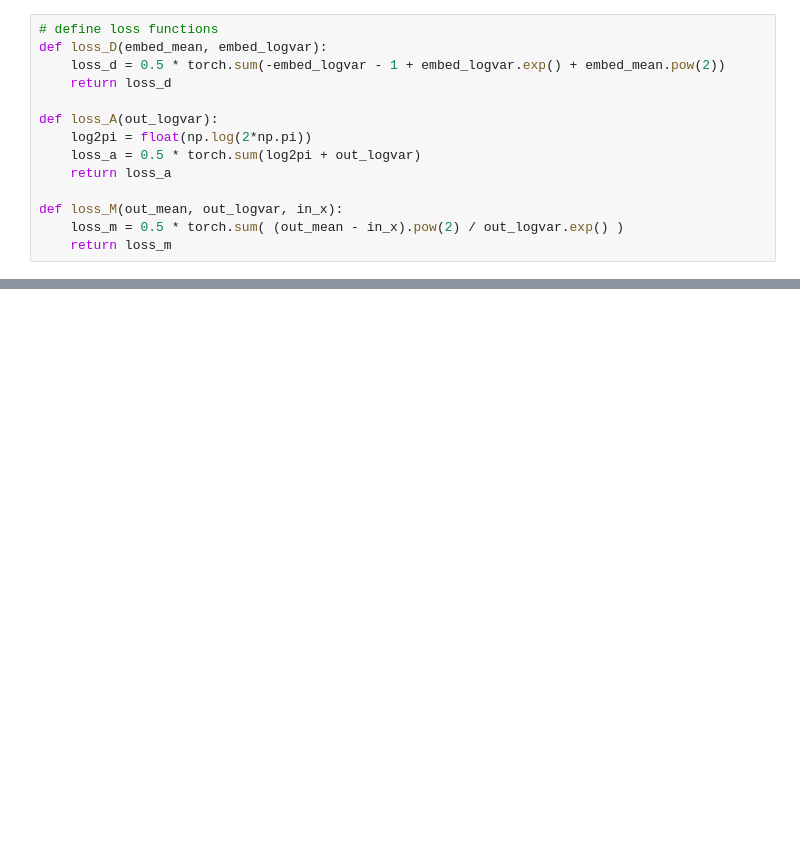
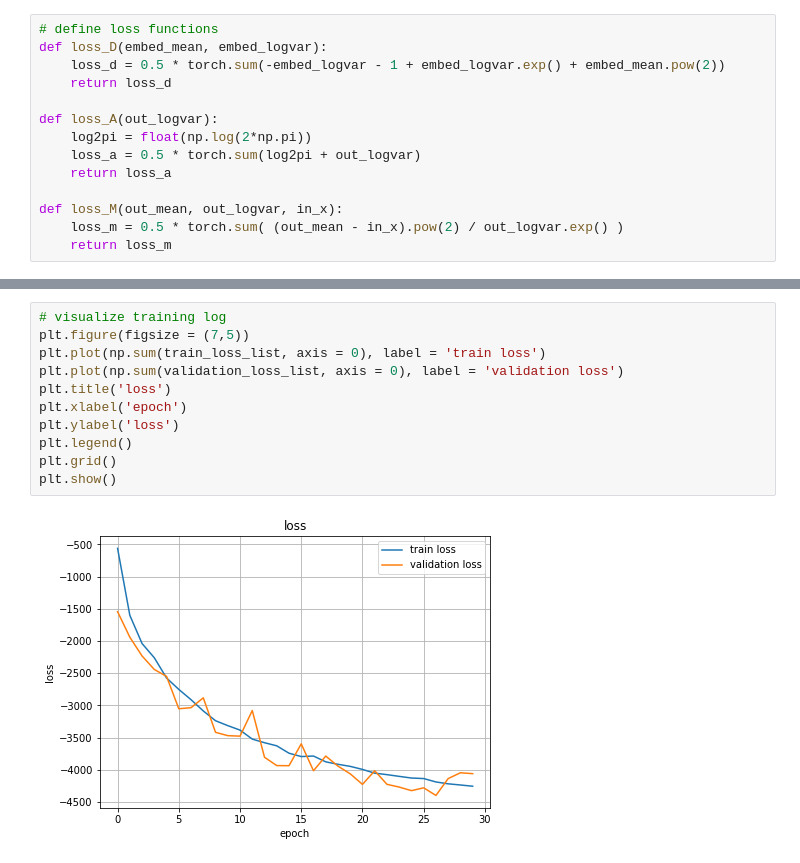
Before and after one commit to cross32768/VAE_anomaly, a Jupyter notebook: VAE.ipynb, the cells around one changed output, grey strips where cells are left out. Drawn from its saved outputs; the diff is of its cells as text; blank space fills up the shorter version.

```diff
--- a/VAE.ipynb
+++ b/VAE.ipynb
@@ -312,0 +377,13 @@ epoch[29/30] train_loss:0.6837 validation_loss:-15.7362
+# %%
+# visualize training log
+plt.figure(figsize = (7,5))
+plt.plot(np.sum(train_loss_list, axis = 0), label = 'train loss')
+plt.plot(np.sum(validation_loss_list, axis = 0), label = 'validation loss')
+plt.title('loss')
+plt.xlabel('epoch')
+plt.ylabel('loss')
+plt.legend()
+plt.grid()
+plt.show()
+# %% [output]
+[figure, added]
```
Also changed, not shown: parts of 12 cells of this notebook.
